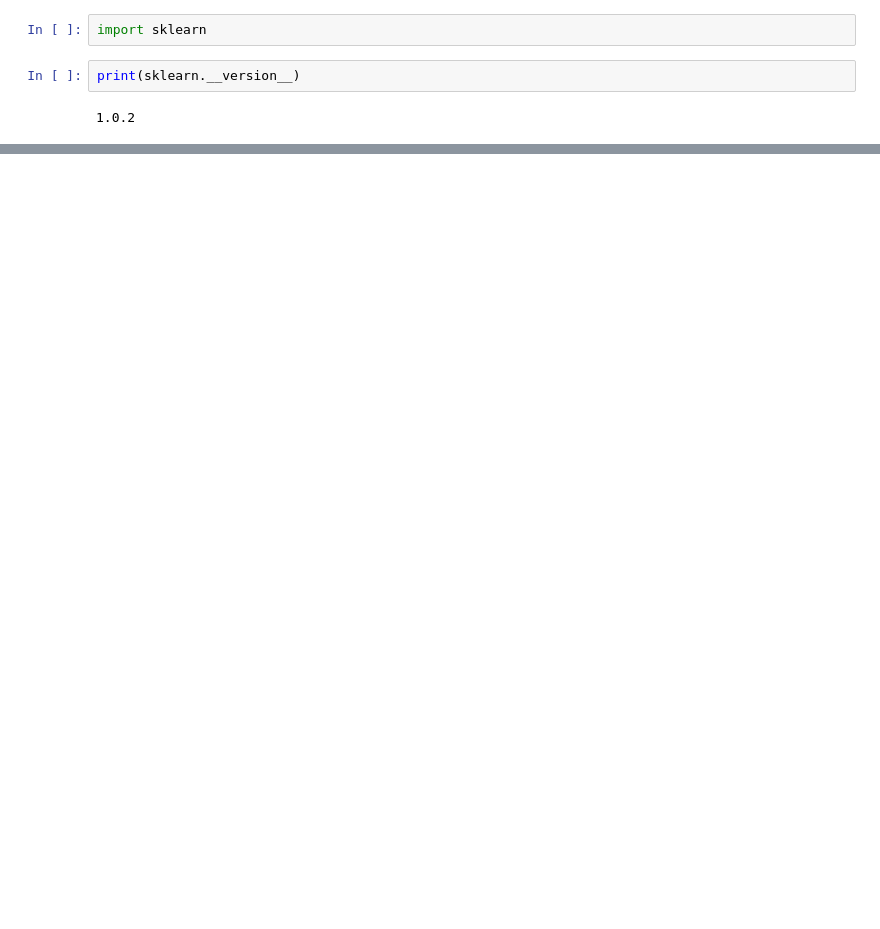
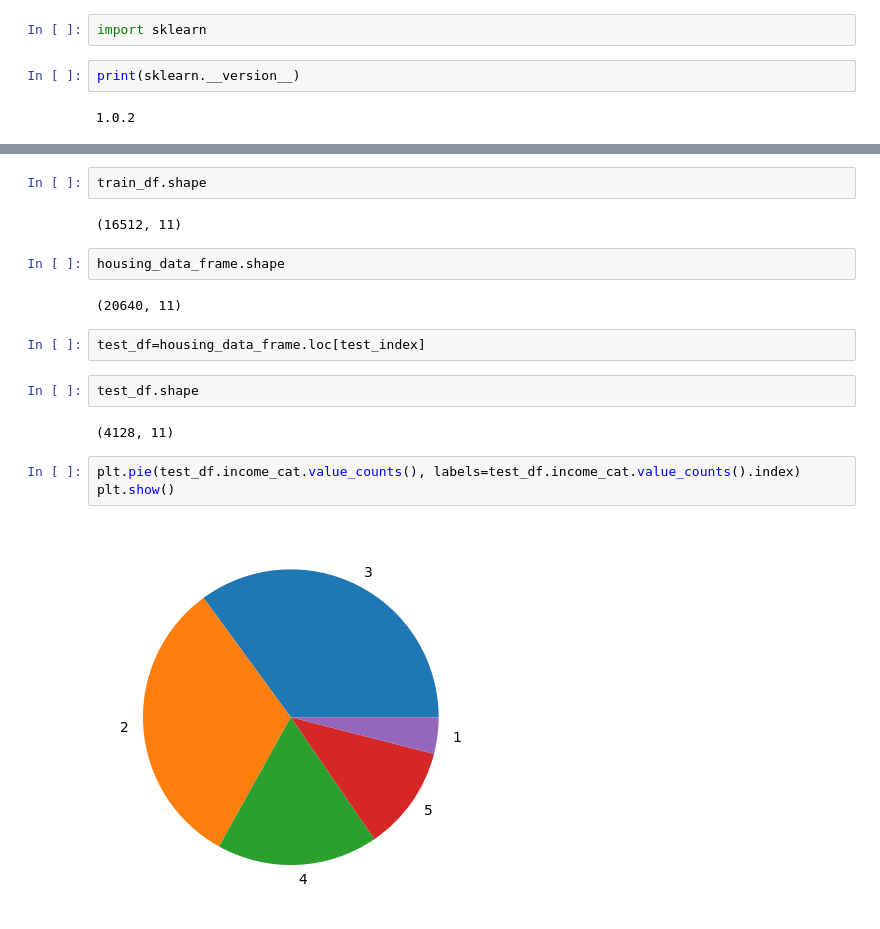
Before and after one commit to Pritamchaudhari5/House_Price_Prediction_ML_Project, a Jupyter notebook: notebook/example2.ipynb, the cells around one changed output, grey strips where cells are left out. Drawn from its saved outputs; the diff is of its cells as text; blank space fills up the shorter version.

```diff
--- a/notebook/example2.ipynb
+++ b/notebook/example2.ipynb
@@ -34,0 +92,19 @@ print(sklearn.__version__)
+# %%
+train_df.shape
+# %% [output]
+(16512, 11)
+# %%
+housing_data_frame.shape
+# %% [output]
+(20640, 11)
+# %%
+test_df=housing_data_frame.loc[test_index]
+# %%
+test_df.shape
+# %% [output]
+(4128, 11)
+# %%
+plt.pie(test_df.income_cat.value_counts(), labels=test_df.income_cat.value_counts().index)
+plt.show()
+# %% [output]
+[figure, added]
```
Also changed, not shown: parts of 23 cells of this notebook, 5 other files.
